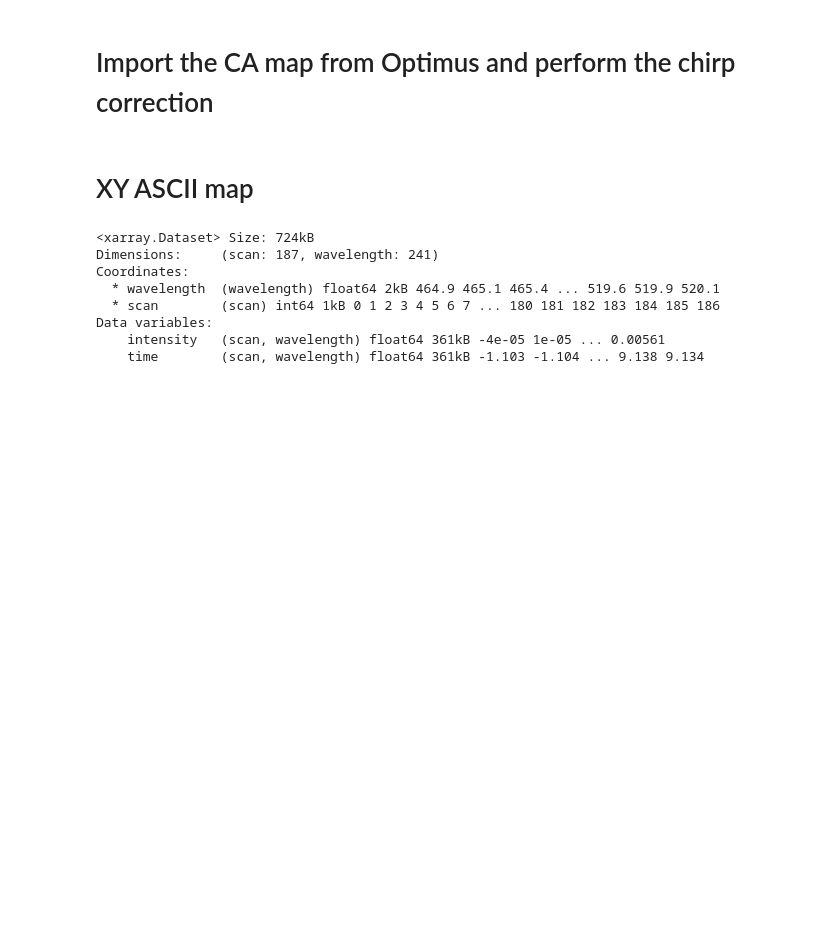
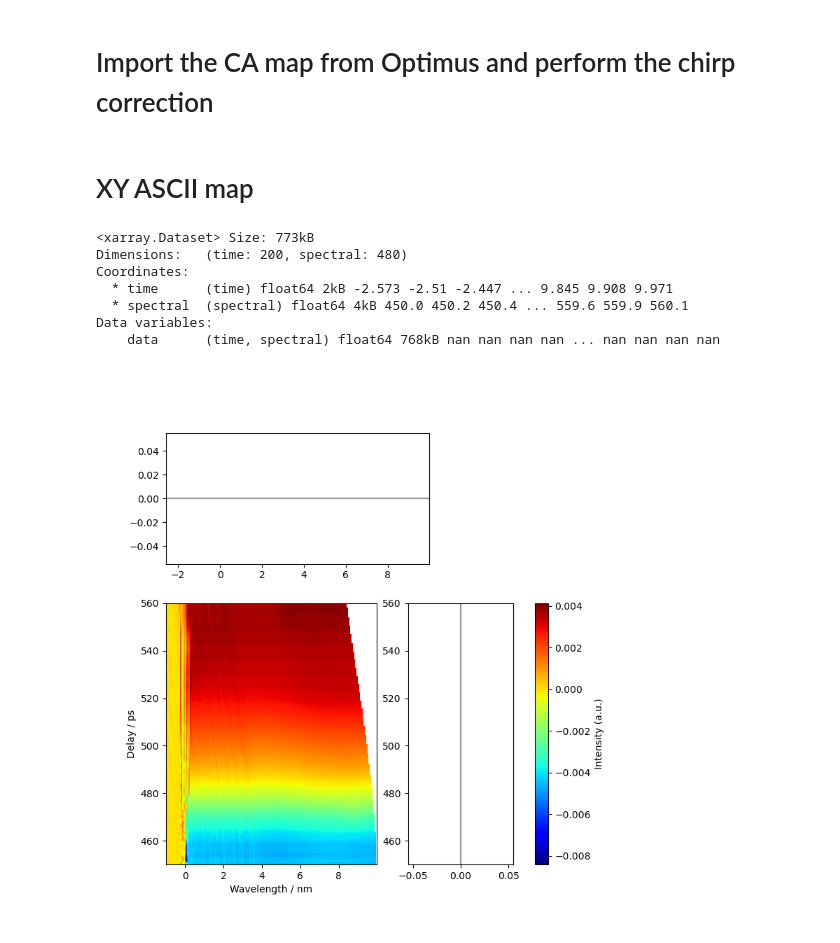
Before and after one commit to SchlauCohenLab/Arthur-s-code-, a Jupyter notebook: Data_Analysis/Analysis_Optimus_results.ipynb, the cells around one changed output. Cells and saved outputs as stored; diff of their text form; code cells hidden in the pictures; blank space fills up the shorter version.

```diff
--- a/Data_Analysis/Analysis_Optimus_results.ipynb
+++ b/Data_Analysis/Analysis_Optimus_results.ipynb
@@ -283,43 +275,75 @@ import numpy as np
 import xarray as xr
 
 # Path to your file
-file_path = '/Users/vard/Library/CloudStorage/OneDrive-MassachusettsInstituteofTechnology/Ana files/Full_spectrum/LDA_data_result_ASCII/dataset_dchtmp_replicate_lda_01_070.dst_a_c'
-
+file_path = '/Users/vard/Library/CloudStorage/OneDrive-MassachusettsInstituteofTechnology/Ana files/FINAL_Full_spec/Cu(dipp)_replicate/dataset_dipp_replicate_lda_02_075.dst_a_c'
 # Load the raw data
 raw_data = np.loadtxt(file_path)
 
 # Extract 1D array of wavelengths from the first row (odd indices)
 wavelengths = raw_data[0, 1::2]  # Shape: (241,)
 
 # Extract all time columns (even indices starting from 0), starting from second row
 time_2d = raw_data[1:, 0::2]     # Shape: (187, 241)
 
 # Extract all intensity values (odd indices starting from 1), starting from second row
 intensity_2d = raw_data[1:, 1::2]  # Shape: (187, 241)
 
 # Check shape consistency
 assert time_2d.shape == intensity_2d.shape, "Time and intensity dimensions do not match"
 
 # Create the xarray.Dataset
 ds = xr.Dataset(
     data_vars={
         "intensity": (("scan", "wavelength"), intensity_2d),
         "time": (("scan", "wavelength"), time_2d)
     },
     coords={
         "wavelength": ("wavelength", wavelengths),
         "scan": np.arange(intensity_2d.shape[0])
     }
 )
 
-# Optional: print a quick summary
-print(ds)
+
+
+# Define a common time axis (e.g., 200 points between min and max)
+common_time = np.linspace(ds.time.min().item(), ds.time.max().item(), 200)
+
+# Interpolate intensity onto common time grid per wavelength
+interpolated = np.empty((len(common_time), len(ds.wavelength)))
+
+for j, wl in enumerate(ds.wavelength.values):
+    # One time trace for this wavelength
+    t = ds.time[:, j].values
+    y = ds.intensity[:, j].values
+
+    # Interpolate, handle potential issues with duplicate time values
+    try:
+        f = interp1d(t, y, kind='linear', bounds_error=False, fill_value=np.nan)
+        interpolated[:, j] = f(common_time)
+    except Exception as e:
+        interpolated[:, j] = np.nan
+
+
+#Create an xarray to manipulate the data (much easier)
+dataset = xr.Dataset(
+    {
+        "data": (["time","spectral",], interpolated)
+    },
+    coords={
+        "time": common_time,
+        "spectral": ds.wavelength.values,
+    }
+)
+
+# Print the dataset
+print(dataset)
+heatmap_interactive(dataset.time, dataset.spectral, dataset['data'].transpose('spectral','time'),'Averaged scan plot',_symlog=False)
 # %% [output]
-<xarray.Dataset> Size: 724kB
-Dimensions:     (scan: 187, wavelength: 241)
+<xarray.Dataset> Size: 773kB
+Dimensions:   (time: 200, spectral: 480)
 Coordinates:
-  * wavelength  (wavelength) float64 2kB 464.9 465.1 465.4 ... 519.6 519.9 520.1
-  * scan        (scan) int64 1kB 0 1 2 3 4 5 6 7 ... 180 181 182 183 184 185 186
+  * time      (time) float64 2kB -2.573 -2.51 -2.447 ... 9.845 9.908 9.971
+  * spectral  (spectral) float64 4kB 450.0 450.2 450.4 ... 559.6 559.9 560.1
 Data variables:
-    intensity   (scan, wavelength) float64 361kB -4e-05 1e-05 ... 0.00561
-    time        (scan, wavelength) float64 361kB -1.103 -1.104 ... 9.138 9.134
+    data      (time, spectral) float64 768kB nan nan nan nan ... nan nan nan nan
+[figure, added]
```
Also changed, not shown: parts of 14 cells of this notebook.
